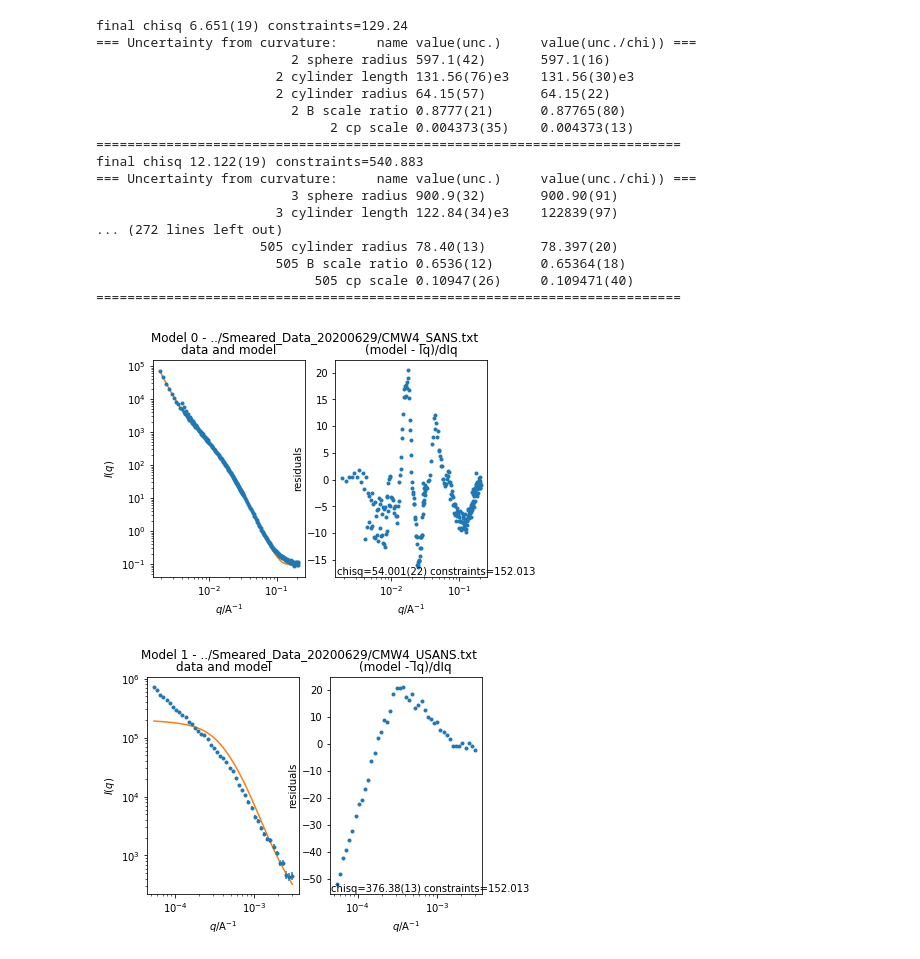
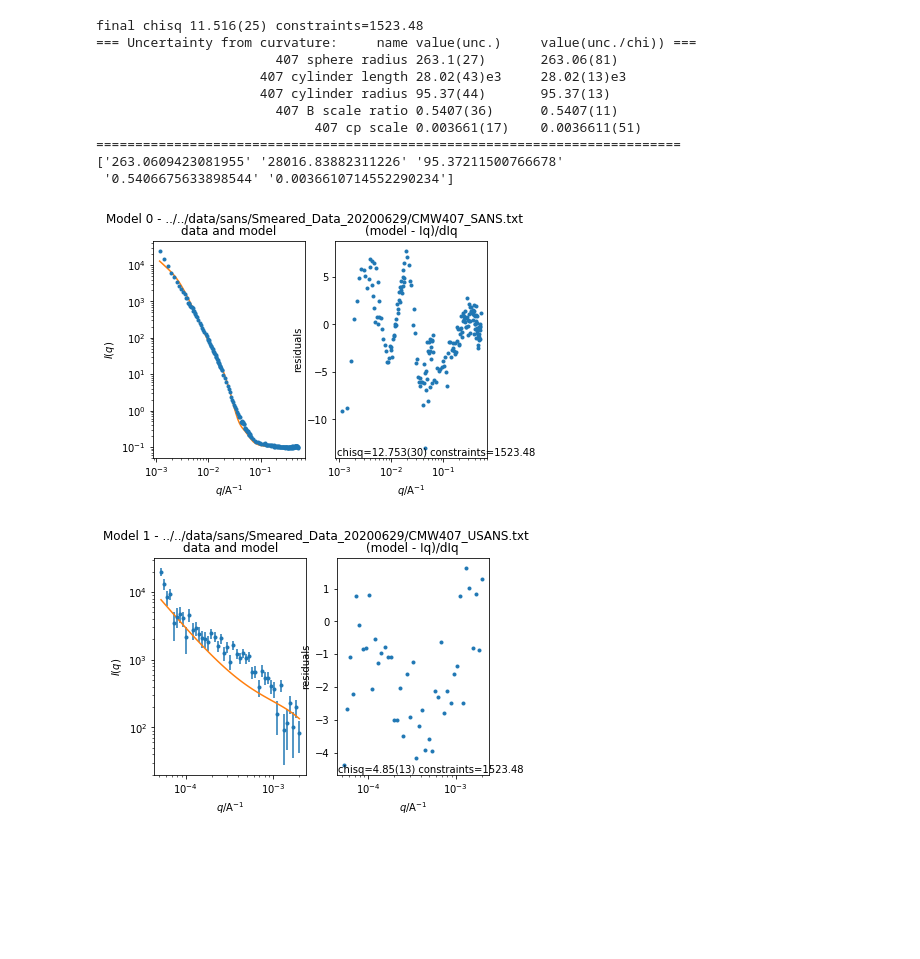
Before and after one commit to pozzo-research-group/c-wolf-blends-morphology, a Jupyter notebook: sans/Sample_Fitting/Fitting_PS_and_Sphere_and_Cylinder.ipynb, the cells around one changed output. Cells and saved outputs as stored; diff of their text form; code cells hidden in the pictures; blank space fills up the shorter version.

Commit message:
fixed nanofiber fits with lower cylinder radius polydispersity

```diff
--- a/sans/Sample_Fitting/Fitting_PS_and_Sphere_and_Cylinder.ipynb
+++ b/sans/Sample_Fitting/Fitting_PS_and_Sphere_and_Cylinder.ipynb
@@ -83,7 +83,7 @@ run_keys = list(np.unique(np.concatenate((sphere_parallel_keys,ellipsoid_paralle
 background_files = [file for file in os.listdir('../../data/sans/PS_Fitting/ps_fit_results/power_law_background') if 'json' in file]
 backgrounds = {} # key is sample key, value is ('best', '95% confidence interval')
 for file in background_files:
-    data_read = pd.read_json('../PS_Fitting/ps_fit_results/power_law_background/' + file)
+    data_read = pd.read_json('../../data/sans/PS_Fitting/ps_fit_results/power_law_background/' + file)
     key = int(file.split('_')[0][3:])
     p95 = data_read.loc['p95',str(key) + ' background']
     backgrounds[key] = (data_read.loc['best',str(key) + ' background'], p95)
@@ -137,7 +137,7 @@ for file in porod_files:
         if 'background' in column:
             backgrounds[key] = (value['best'], value['p95'])
 
-os.makedirs('../data/sans/Sample_Fitting/fitting_results/ps_sphere_cylinder', exist_ok=True)
+os.makedirs('../../data/sans/Sample_Fitting/fitting_results/ps_sphere_cylinder', exist_ok=True)
 run_keys = [key for key in run_keys if key in actual_vol.keys() and key in usans_data.keys()]
 # %%
 kernel = load_model("guinier_porod+sphere+cylinder")
@@ -219,7 +219,7 @@ def fit_function(
     C_sld_solvent = Parameter(slds[matrix[key]], name=str(key) + ' PS solvent')
 
     C_radius = Parameter(100, limits=[0,inf], name = str(key) + ' cylinder radius').range(10,1000)
-    C_radius_pd  = Parameter(0.5, name = str(key) + ' cylinder radius pd')
+    C_radius_pd  = Parameter(0.2, name = str(key) + ' cylinder radius pd')
     C_radius_pd_n = Parameter(200, name = str(key) + ' cylinder radius pd n')
     C_radius_pd_nsigma = Parameter(8, name = str(key) + ' cylinder radius pd nsigma')
 
@@ -284,0 +285,17 @@ os.makedirs('../data/sans/Sample_Fitting/fitting_results/ps_sphere_cylinder_lm',
+# %%
+all_problems = {}
+
+for key in [key for key in run_keys if key not in [2,3,23,101,102,108,109,301,302,303,401,402]]:
+#for key in [2,3,23,101,102,108,109,301,302,303,401,402]:
+
+    problem, result = fit_function(key, sans_data, usans_data, actual_vol, actual_stdev_vol, backgrounds, avg_scale, avg_rg, ps_s, ps_porod_exp, slds, cps, matrix)
+    #problem.plot()
+    all_problems[key] = (problem, result)
+
+    params = [str(key) + ' sphere radius',str(key)+' cylinder length',str(key) + ' cylinder radius',str(key) + ' B scale ratio',str(key) + ' cp scale']
+    params = np.array(params)
+
+    save_results = result.x.astype(str)
+    save_results_dx = result.dx.astype(str)
+
+    np.savetxt('../../data/sans/Sample_Fitting/fitting_results/ps_sphere_cylinder_lm/CMW' + str(key) + '_results.csv', np.vstack((params,save_results,save_results_dx)).T, delimiter=',', fmt='%s')
@@ -285,39 +445,33 @@ os.makedirs('../data/sans/Sample_Fitting/fitting_results/ps_sphere_cylinder_lm',
 # %%
-all_problems = {}
+redo_keys = [407]
 
-for key in run_keys:
+for key in redo_keys:
 
-    problem, result = fit_function(key, sans_data, usans_data, actual_vol, actual_stdev_vol, backgrounds, avg_scale, avg_rg, ps_s, ps_porod_exp, slds, cps, matrix)
+    problem, result = fit_function2(key, sans_data, usans_data, actual_vol, actual_stdev_vol, backgrounds, avg_scale, avg_rg, ps_s, ps_porod_exp, slds, cps, matrix)
     #problem.plot()
     all_problems[key] = (problem, result)
 
     params = [str(key) + ' sphere radius',str(key)+' cylinder length',str(key) + ' cylinder radius',str(key) + ' B scale ratio',str(key) + ' cp scale']
     params = np.array(params)
 
+    print(result.x.astype(str))
     save_results = result.x.astype(str)
     save_results_dx = result.dx.astype(str)
 
-    np.savetxt('../data/sans/Sample_Fitting/fitting_results/ps_sphere_cylinder_lm/CMW' + str(key) + '_results.csv', np.vstack((params,save_results,save_results_dx)).T, delimiter=',', fmt='%s')
+    np.savetxt('../../data/sans/Sample_Fitting/fitting_results/ps_sphere_cylinder_lm/CMW' + str(key) + '_results.csv', np.vstack((params,save_results,save_results_dx)).T, delimiter=',', fmt='%s')
 # %% [output]
-final chisq 6.651(19) constraints=129.24
+final chisq 11.516(25) constraints=1523.48
 === Uncertainty from curvature:     name value(unc.)     value(unc./chi)) ===
-                         2 sphere radius 597.1(42)       597.1(16)
-                       2 cylinder length 131.56(76)e3    131.56(30)e3
-                       2 cylinder radius 64.15(57)       64.15(22)
-                         2 B scale ratio 0.8777(21)      0.87765(80)
-                              2 cp scale 0.004373(35)    0.004373(13)
+                       407 sphere radius 263.1(27)       263.06(81)
+                     407 cylinder length 28.02(43)e3     28.02(13)e3
+                     407 cylinder radius 95.37(44)       95.37(13)
+                       407 B scale ratio 0.5407(36)      0.5407(11)
+                            407 cp scale 0.003661(17)    0.0036611(51)
 ===========================================================================
-final chisq 12.122(19) constraints=540.883
-=== Uncertainty from curvature:     name value(unc.)     value(unc./chi)) ===
-                         3 sphere radius 900.9(32)       900.90(91)
-                       3 cylinder length 122.84(34)e3    122839(97)
-... (272 lines left out)
-                     505 cylinder radius 78.40(13)       78.397(20)
-                       505 B scale ratio 0.6536(12)      0.65364(18)
-                            505 cp scale 0.10947(26)     0.109471(40)
-===========================================================================
+['263.0609423081955' '28016.83882311226' '95.37211500766678'
+ '0.5406675633898544' '0.0036610714552290234']
 # %%
-all_problems[4][0].plot()
+all_problems[407][0].plot()
 # %% [output]
-[figure, old version]
+[figure, new version]
-[figure, old version]
+[figure, new version]
```
Also changed, not shown: parts of 6 cells of this notebook, 5 other files.
